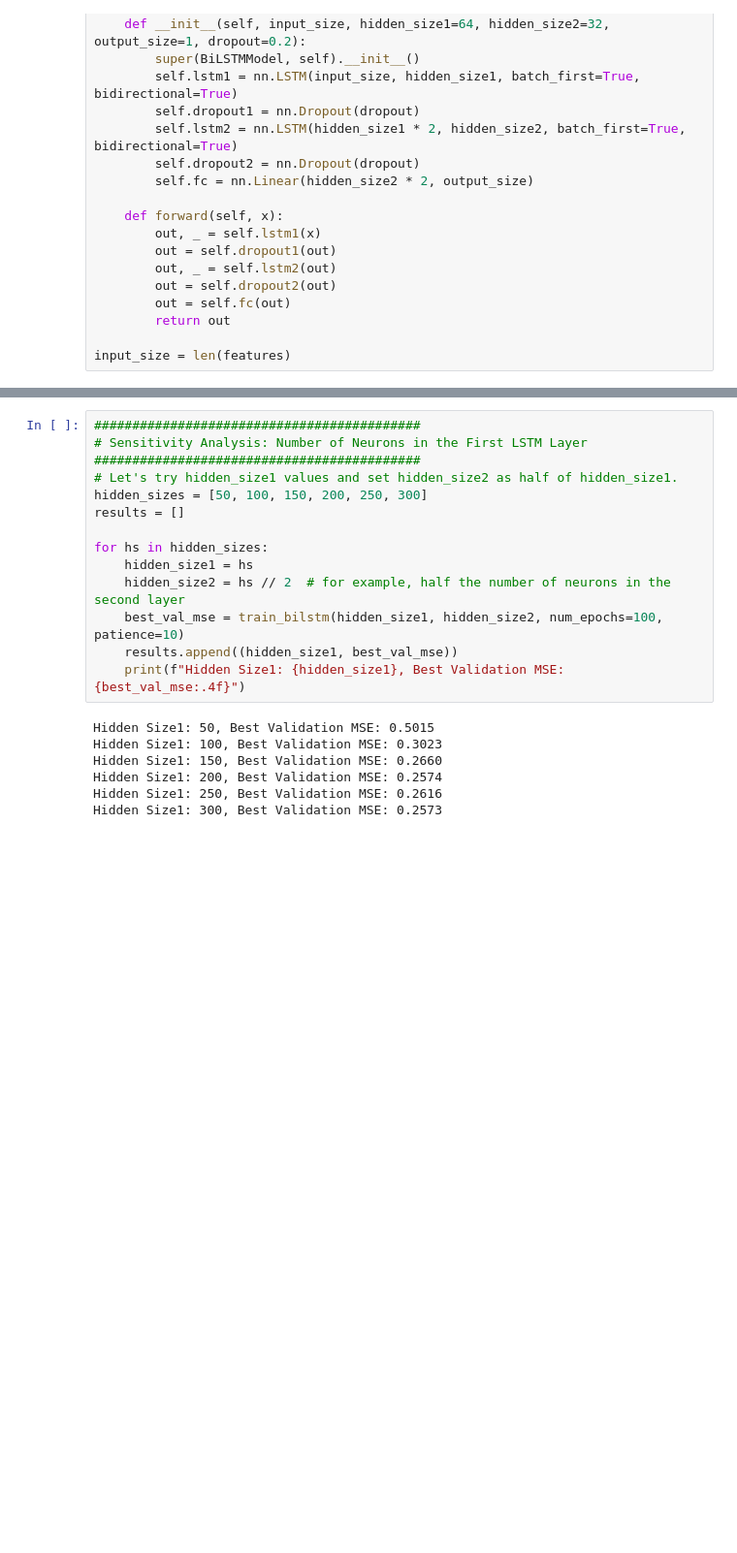
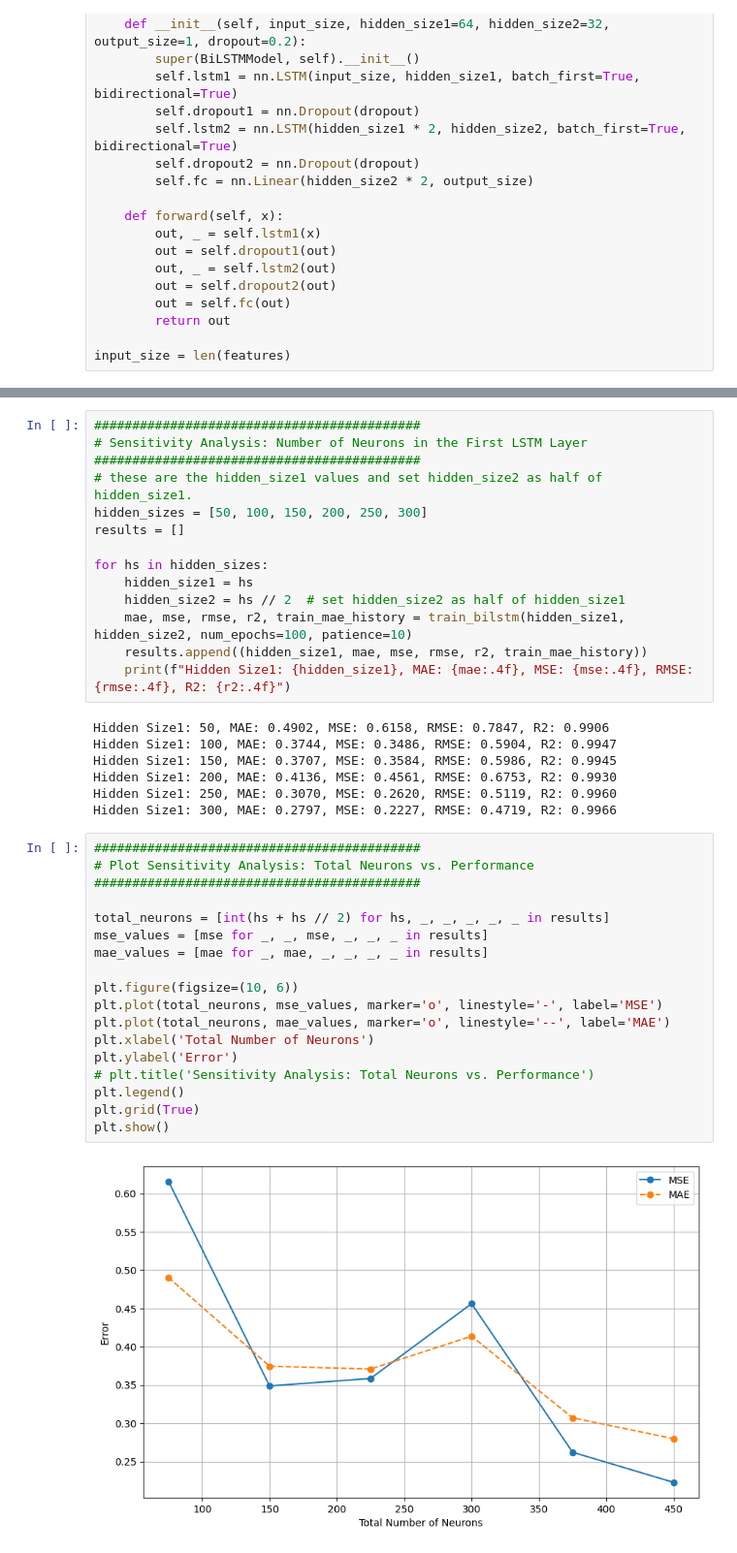
Before and after one commit to ishara084/CS5665-Project, a Jupyter notebook: 6. BiLSTM_neurons_sensitivity.ipynb, the cells around one changed output, grey strips where cells are left out. Shown at 97% size. Saved outputs shown, nothing was run; the diff lists cells and outputs as text; blank space fills up the shorter version.

```diff
--- a/6. BiLSTM_neurons_sensitivity.ipynb
+++ b/6. BiLSTM_neurons_sensitivity.ipynb
@@ -140,22 +178,42 @@ def train_bilstm(hidden_size1, hidden_size2, num_epochs=100, patience=10):
 ###########################################
 # Sensitivity Analysis: Number of Neurons in the First LSTM Layer
 ###########################################
-# Let's try hidden_size1 values and set hidden_size2 as half of hidden_size1.
+# these are the hidden_size1 values and set hidden_size2 as half of hidden_size1.
 hidden_sizes = [50, 100, 150, 200, 250, 300]
 results = []
 
 for hs in hidden_sizes:
     hidden_size1 = hs
-    hidden_size2 = hs // 2  # for example, half the number of neurons in the second layer
-    best_val_mse = train_bilstm(hidden_size1, hidden_size2, num_epochs=100, patience=10)
-    results.append((hidden_size1, best_val_mse))
-    print(f"Hidden Size1: {hidden_size1}, Best Validation MSE: {best_val_mse:.4f}")
+    hidden_size2 = hs // 2  # set hidden_size2 as half of hidden_size1
+    mae, mse, rmse, r2, train_mae_history = train_bilstm(hidden_size1, hidden_size2, num_epochs=100, patience=10)
+    results.append((hidden_size1, mae, mse, rmse, r2, train_mae_history))
+    print(f"Hidden Size1: {hidden_size1}, MAE: {mae:.4f}, MSE: {mse:.4f}, RMSE: {rmse:.4f}, R2: {r2:.4f}")
 # %% [output]
-Hidden Size1: 50, Best Validation MSE: 0.5015
-Hidden Size1: 100, Best Validation MSE: 0.3023
-Hidden Size1: 150, Best Validation MSE: 0.2660
-Hidden Size1: 200, Best Validation MSE: 0.2574
-Hidden Size1: 250, Best Validation MSE: 0.2616
-Hidden Size1: 300, Best Validation MSE: 0.2573
+Hidden Size1: 50, MAE: 0.4902, MSE: 0.6158, RMSE: 0.7847, R2: 0.9906
+Hidden Size1: 100, MAE: 0.3744, MSE: 0.3486, RMSE: 0.5904, R2: 0.9947
+Hidden Size1: 150, MAE: 0.3707, MSE: 0.3584, RMSE: 0.5986, R2: 0.9945
+Hidden Size1: 200, MAE: 0.4136, MSE: 0.4561, RMSE: 0.6753, R2: 0.9930
+Hidden Size1: 250, MAE: 0.3070, MSE: 0.2620, RMSE: 0.5119, R2: 0.9960
+Hidden Size1: 300, MAE: 0.2797, MSE: 0.2227, RMSE: 0.4719, R2: 0.9966
+# %%
+###########################################
+# Plot Sensitivity Analysis: Total Neurons vs. Performance
+###########################################
+
+total_neurons = [int(hs + hs // 2) for hs, _, _, _, _, _ in results]
+mse_values = [mse for _, _, mse, _, _, _ in results]
+mae_values = [mae for _, mae, _, _, _, _ in results]
+
+plt.figure(figsize=(10, 6))
+plt.plot(total_neurons, mse_values, marker='o', linestyle='-', label='MSE')
+plt.plot(total_neurons, mae_values, marker='o', linestyle='--', label='MAE')
+plt.xlabel('Total Number of Neurons')
+plt.ylabel('Error')
+# plt.title('Sensitivity Analysis: Total Neurons vs. Performance')
+plt.legend()
+plt.grid(True)
+plt.show()
+# %% [output]
+[figure, added]
 # %%
 ###########################################
```
Also changed, not shown: parts of 2 cells of this notebook.
